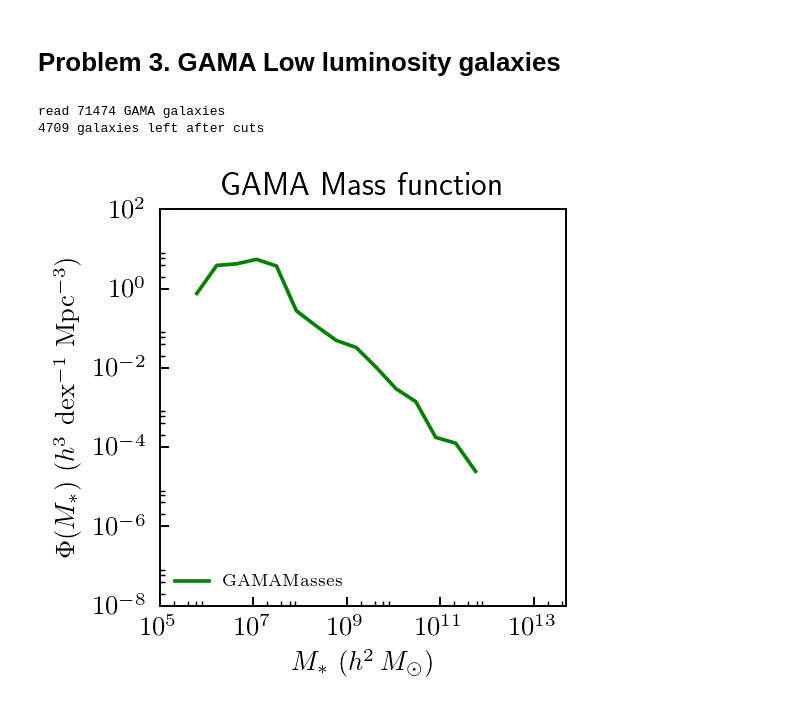
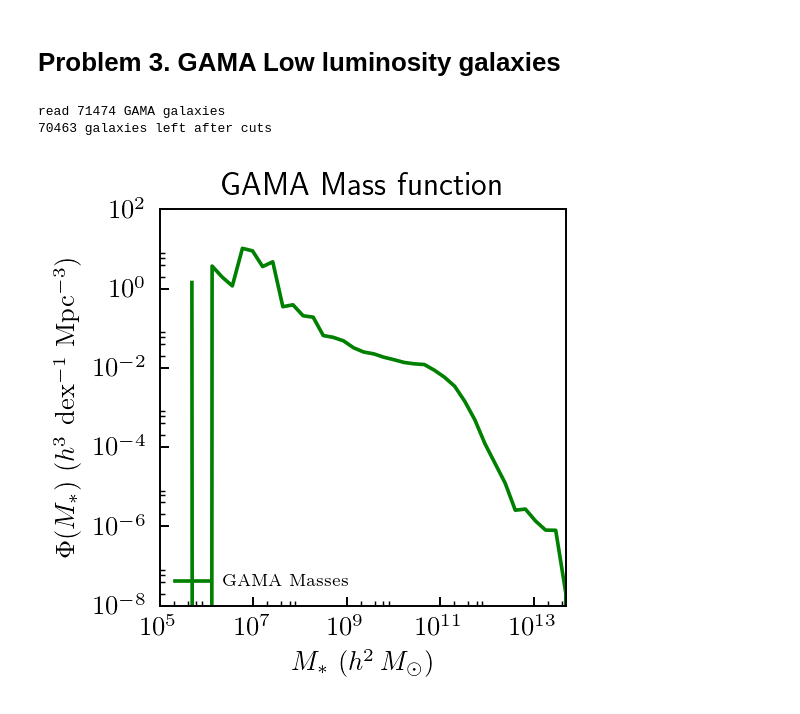
Before and after one commit to tjhoyt/galaxies_hw, a Jupyter notebook: hw2_hoyt_taylor.ipynb, the cells around one changed output. Drawn from its saved outputs; the diff is of its cells as text; code cells hidden in the pictures.

```diff
--- a/hw2_hoyt_taylor.ipynb
+++ b/hw2_hoyt_taylor.ipynb
@@ -353,31 +423,32 @@ for galtype in galtypeslices:
     typevmaxim = vmaxim[typeslice]
 
     # compute mass function for all galaxies and bootstrap errors
-    nbootstrap = 20; nbins = 30 # use nboostrap resamplings and estimate LF using nbins bins
+    nbootstrap = 20; nbins = 40 # use nboostrap resamplings and estimate LF using nbins bins
     #first just get histogram without bootstrap to get bins
-    phi_logM, Mbins = np.histogram(typelogM, weights=typevmaxim, bins=nbins)
+    typephi_logM, typeMbins = np.histogram(typelogM, weights=typevmaxim, bins=nbins)
     # define bin centers and log widths
-    Mbinc = 0.5 * (Mbins[1:] + Mbins[:-1]); dMbins = (Mbins[1:]-Mbins[:-1])
+    typeMbinc = 0.5 * (typeMbins[1:] + typeMbins[:-1])
+    typedMbins = (typeMbins[1:]-typeMbins[:-1])
 
     # compute mean MF over a specified number of bootstrap resamplings along with error
-    phi_Mbsmeert, ephi_Mbsmeert = compute_lf_bootstrap(typelogM, typevmaxim, Mbins, nbootstrap)
+    typephi_Mbsmeert, typeephi_Mbsmeert = compute_lf_bootstrap(typelogM, typevmaxim, typeMbins, nbootstrap)
 
     # rescale MF and bins to dn/dlog10(M) in units of h^3 Mpc^-3 dex^-1
-    phi_Mbsmeert = phi_Mbsmeert  / dMbins / cosmo.h**3
-    ephi_Mbsmeert = ephi_Mbsmeert  / dMbins / cosmo.h**3
-    Mbinc = np.log10(10.**Mbinc*cosmo.h**-2)
+    typephi_Mbsmeert = typephi_Mbsmeert  / typedMbins / cosmo.h**3
+    typeephi_Mbsmeert = typeephi_Mbsmeert  / typedMbins / cosmo.h**3
+    typeMbinc = np.log10(10.**typeMbinc*cosmo.h**-2)
 
-    Mrlim = [-24,Mlim]
+    typeMrlim = [-24,Mlim]
 
     fig = plt.figure(figsize=(3, 3))
     serslabel = r'$\mathrm{{S\acute{{e}}rsic\ magnitudes (now masses),\ M15}}$'
     plt.xlabel(r'$M_*\ (h^{2}\, M_{\odot})$')
     plt.ylabel(r'$\Phi(M_*)\ (h^3\ \mathrm{dex^{-1}\ Mpc^{-3}})$')
-    plt.xlim(1e8, 5e13); plt.ylim(1E-7, 0.1)
+    plt.xlim(1e8, 1e13); plt.ylim(1E-7, 0.1)
     plt.xscale('log'); plt.yscale('log')
     plt.rc('font',size=11)
 
-    plt.plot(10.**Mbinc, phi_Mbsmeert, c='g', label = serslabel)
+    plt.plot(10.**typeMbinc, typephi_Mbsmeert, c='g', label = serslabel)
     plt.legend(loc='lower left', fontsize=6, frameon=False)
     plt.title('{0}'.format(galtype))
     #plt.grid()
@@ -420,7 +491,7 @@ data = read_GAMA(data_home_dir()+"GAMA_DR2_full.fits")
 print "read %d GAMA galaxies"%np.size(data['Z_HELIO'])
 
 # these are conservative cuts in redshift and in magnitude
-z_min = 0.001; z_max = 0.06
+z_min = 0.001; z_max = 0.5
 m_min = 10.5; m_max = 19.4
 
 mpetro = data['PETROMAG_R']-data['EXTINCTION_R']
@@ -479,51 +550,52 @@ INVvmax = INVvmax / (solid_angle*cc)
 
 ########################################################################
 
-#     SUBSECTION 3.3. Compute Stellar Mass function
+#     SUBSECTION 3.3. Compute GAMA Stellar Mass function
 
 ########################################################################
 
 
 # compute mass function for all galaxies and bootstrap errors
-nbootstrap = 20; nbins = 15 # use nboostrap resamplings and estimate LF using nbins bins
+nbootstrap = 20; nbins = 40 # use nboostrap resamplings and estimate LF using nbins bins
 #first just get histogram without bootstrap to get bins
-phi_logM, Mbins = np.histogram(logMstar, weights=INVvmax, bins=nbins)
+GAMAphi_logM, GAMAMbins = np.histogram(logMstar, weights=INVvmax, bins=nbins)
 # define bin centers and log widths
-Mbinc = 0.5 * (Mbins[1:] + Mbins[:-1]); dMbins = (Mbins[1:]-Mbins[:-1])
+GAMAMbinc = 0.5 * (GAMAMbins[1:] + GAMAMbins[:-1])
+GAMAdMbins = (GAMAMbins[1:]-GAMAMbins[:-1])
 
 # compute mean MF over a specified number of bootstrap resamplings along with error
-phi_Mbs, ephi_Mbs = compute_lf_bootstrap(logMstar, INVvmax, Mbins, nbootstrap)
+GAMAphi_Mbs, GAMAephi_Mbs = compute_lf_bootstrap(logMstar, INVvmax, GAMAMbins, nbootstrap)
 
 # rescale MF and bins to dn/dlog10(M) in units of h^3 Mpc^-3 dex^-1
-phi_Mbs = phi_Mbs  / dMbins / cosmo.h**3
-ephi_Mbs = ephi_Mbs  / dMbins / cosmo.h**3
-Mbinc = np.log10(10.**Mbinc*cosmo.h**-2)
+GAMAphi_Mbs = GAMAphi_Mbs  / GAMAdMbins / cosmo.h**3
+GAMAephi_Mbs = GAMAephi_Mbs  / GAMAdMbins / cosmo.h**3
+GAMAMbinc = np.log10(10.**GAMAMbinc*cosmo.h**-2)
 
 Mlim = -17.0
 Mrlim = [-24,Mlim]
 
 
 ########################################################################
 
 #     SUBSECTION 3.4. Plot GAMA mass function
 
 ########################################################################
 
 
 fig = plt.figure(figsize=(3, 3))
-GAMAlabel = r'$\mathrm{{ GAMA Masses}}$'
+GAMAlabel = r'$\mathrm{{ GAMA \ Masses}}$'
 plt.xlabel(r'$M_*\ (h^{2}\, M_{\odot})$')
 plt.ylabel(r'$\Phi(M_{*})\ (h^3\ \mathrm{dex^{-1}\ Mpc^{-3}})$')
 plt.xlim(1e5, 5e13); plt.ylim(1E-8, 1e2)
 plt.xscale('log'); plt.yscale('log')
 plt.rc('font',size=11)
 
-plt.plot(10.**Mbinc, phi_Mbs, c='g', label = GAMAlabel)
+plt.plot(10.**GAMAMbinc, GAMAphi_Mbs, c='g', label = GAMAlabel)
 plt.legend(loc='lower left', fontsize=7, frameon=False)
 plt.title('GAMA Mass function')
 #plt.grid()
 plt.show()
 # %% [output]
 read 71474 GAMA galaxies
-4709 galaxies left after cuts
+70463 galaxies left after cuts
-[figure, old version]
+[figure, new version]
```
Also changed, not shown: parts of 15 cells of this notebook.
